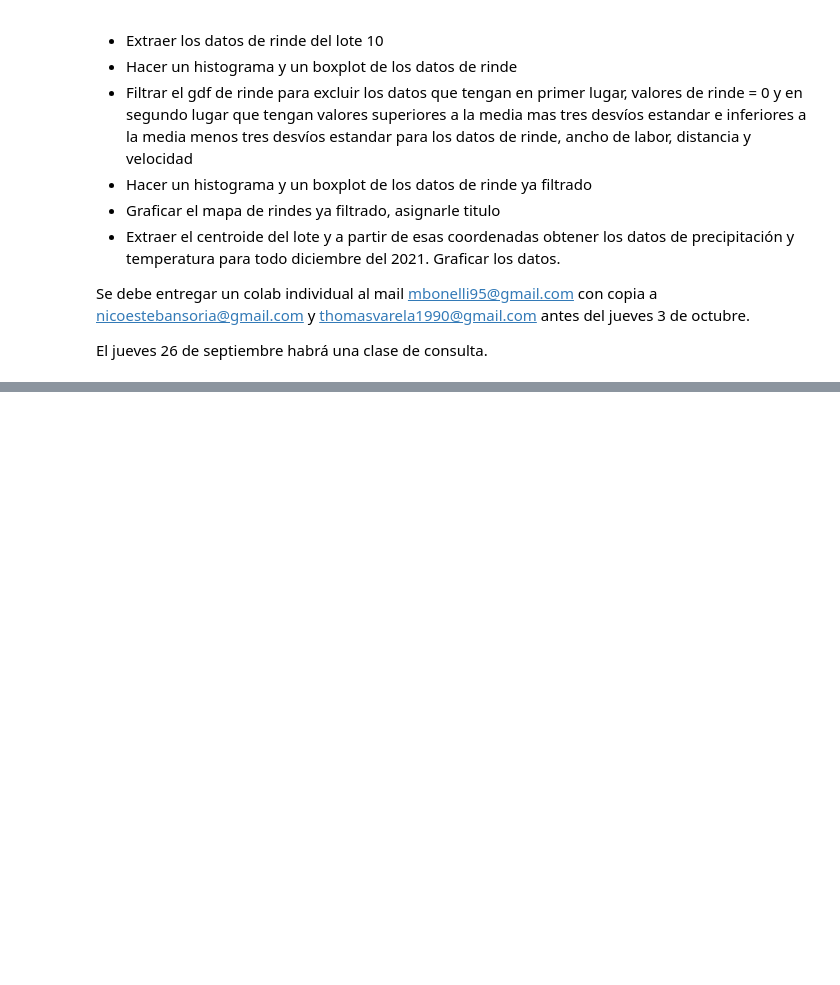
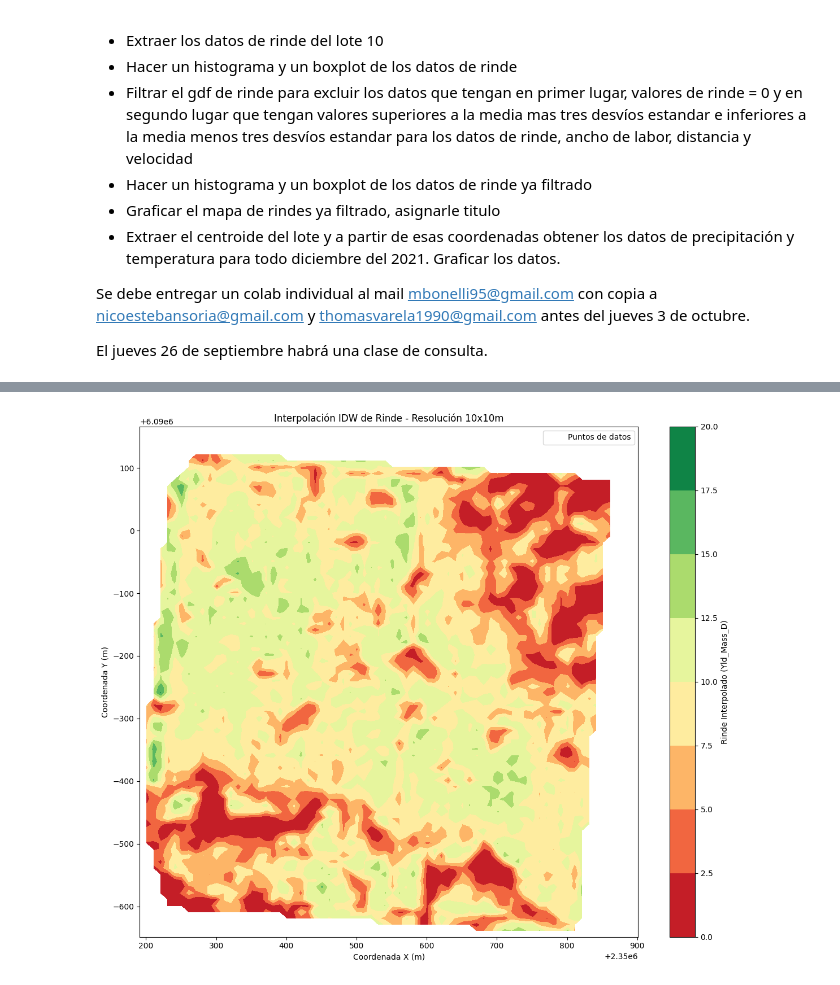
Before and after one commit to Amaciasagro/GIT-RemoteSensing, a Jupyter notebook: Coding/Introduccion_a_Python_2025_COMPLETO.ipynb, the cells around one changed output, grey strips where cells are left out. Cells and saved outputs as stored; diff of their text form; code cells hidden in the pictures; blank space fills up the shorter version.

```diff
--- a/Coding/Introduccion_a_Python_2025_COMPLETO.ipynb
+++ b/Coding/Introduccion_a_Python_2025_COMPLETO.ipynb
@@ -3128,0 +3144,81 @@ El jueves 26 de septiembre habrá una clase de consulta.
+# %%
+# Interpolación IDW (Ponderación de Distancia Inversa) - FUNCIONA EN VS CODE
+from scipy.interpolate import griddata
+import rasterio
+from rasterio.transform import from_bounds
+import numpy as np
+
+# Extraer coordenadas y valores de rinde
+x = gdf_reproyectado.geometry.x.values
+y = gdf_reproyectado.geometry.y.values
+z = gdf_reproyectado['Yld_Mass_D'].values
+
+# Crear una cuadrícula con píxeles de 10x10 metros (como en QGIS)
+pixel_size = 10  # en metros
+grid_x = np.arange(x.min(), x.max(), pixel_size)
+grid_y = np.arange(y.min(), y.max(), pixel_size)
+grid_x, grid_y = np.meshgrid(grid_x, grid_y)
+
+# Realizar interpolación IDW (método 'linear' de scipy es más eficiente que PyKrige)
+print("Ejecutando interpolación IDW...")
+#Calcular interpolación griddata con Coeficiente de Interpolación p=2.
+# --- Nueva sección IDW con Coeficiente P ---
+def simple_idw(x, y, z, xi, yi, p=2.0):
+    """
+    x, y, z: datos de los puntos
+    xi, yi: rejilla (grid) donde interpolar
+    p: Coeficiente de potencia (Power)
+    """
+    # Calculamos la distancia de cada punto de la grilla a cada punto de datos
+    # Nota: Este método es exacto pero consume memoria en datasets muy grandes
+    dist = np.sqrt((xi[:, :, None] - x)**2 + (yi[:, :, None] - y)**2)
+
+    # Evitar división por cero si un punto de la grilla coincide con un dato
+    dist = np.where(dist == 0, 1e-10, dist)
+
+    # Fórmula IDW: Suma(Z / dist^P) / Suma(1 / dist^P)
+    weights = 1.0 / (dist**p)
+    return np.sum(weights * z, axis=2) / np.sum(weights, axis=2)
+
+print(f"Ejecutando interpolación IDW (Potencia P=2.0)...")
+z_interp = griddata((x, y), z, (grid_x, grid_y), method='linear')
+print("✓ Interpolación IDW completada")
+
+# Graficar el resultado
+fig, ax = plt.subplots(figsize=(12, 10))
+im = ax.contourf(grid_x, grid_y, z_interp, levels=7, cmap='RdYlGn')
+plt.colorbar(im, ax=ax, label='Rinde Interpolado (Yld_Mass_D)')
+ax.scatter(x, y, c='none', s=10, marker='.', label='Puntos de datos')
+ax.set_xlabel('Coordenada X (m)')
+ax.set_ylabel('Coordenada Y (m)')
+ax.set_title('Interpolación IDW de Rinde - Resolución 10x10m')
+ax.legend()
+plt.tight_layout()
+plt.show()
+
+# Guardar como GeoTIFF (como lo hace QGIS)
+output_path = 'mapa_rinde_idw.tif'
+print(f"\nGuardando resultado como GeoTIFF: {output_path}")
+
+# Definir la transformación geométrica (georeferenciación)
+transform = from_bounds(grid_x.min(), grid_y.min(), grid_x.max(), grid_y.max(),
+                        grid_x.shape[1], grid_x.shape[0])
+
+# Guardar archivo GeoTIFF con información de CRS
+with rasterio.open(
+    output_path, 'w',
+    driver='GTiff',
+    height=z_interp.shape[0],
+    width=z_interp.shape[1],
+    count=1,
+    dtype=z_interp.dtype,
+    crs=gdf_reproyectado.crs,  # Usa el CRS de tus datos
+    transform=transform,
+) as dst:
+    dst.write(z_interp, 1)
+
+print(f"✓ Archivo guardado: {output_path}")
+print(f"  - CRS: {gdf_reproyectado.crs}")
+print(f"  - Resolución: {pixel_size}m x {pixel_size}m")
+print(f"  - Tamaño: {z_interp.shape[0]} x {z_interp.shape[1]} píxeles")
+# %% [output]
@@ -3128,0 +3228 @@ El jueves 26 de septiembre habrá una clase de consulta.
+[figure, added]
```
Also changed, not shown: parts of 42 cells of this notebook.
